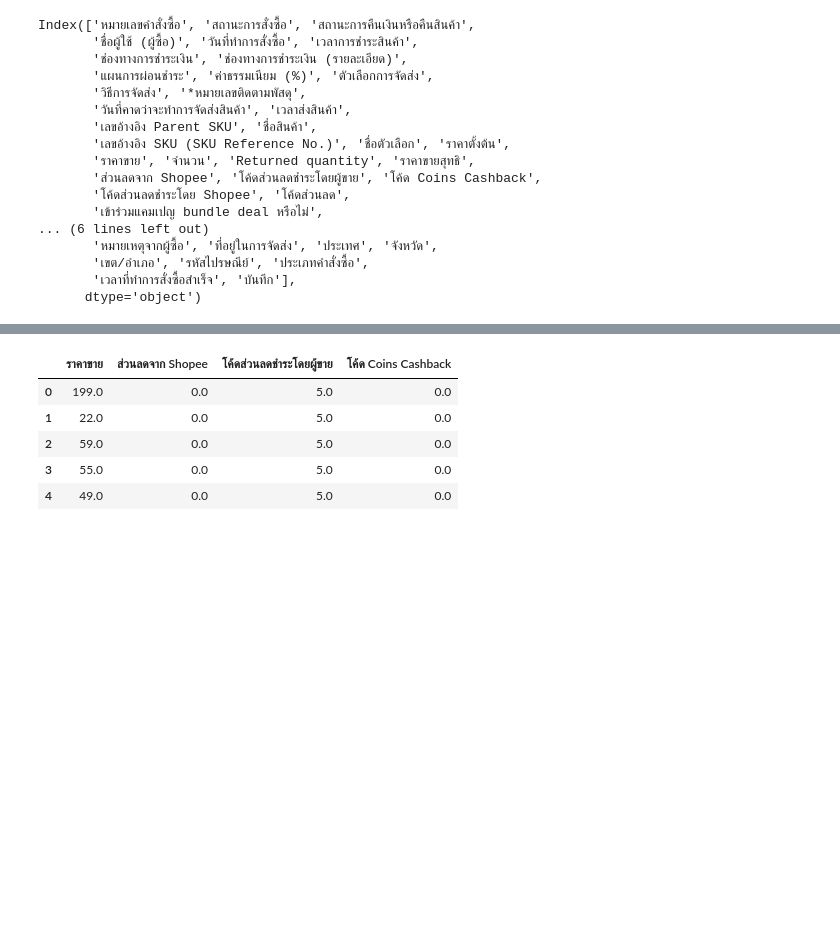
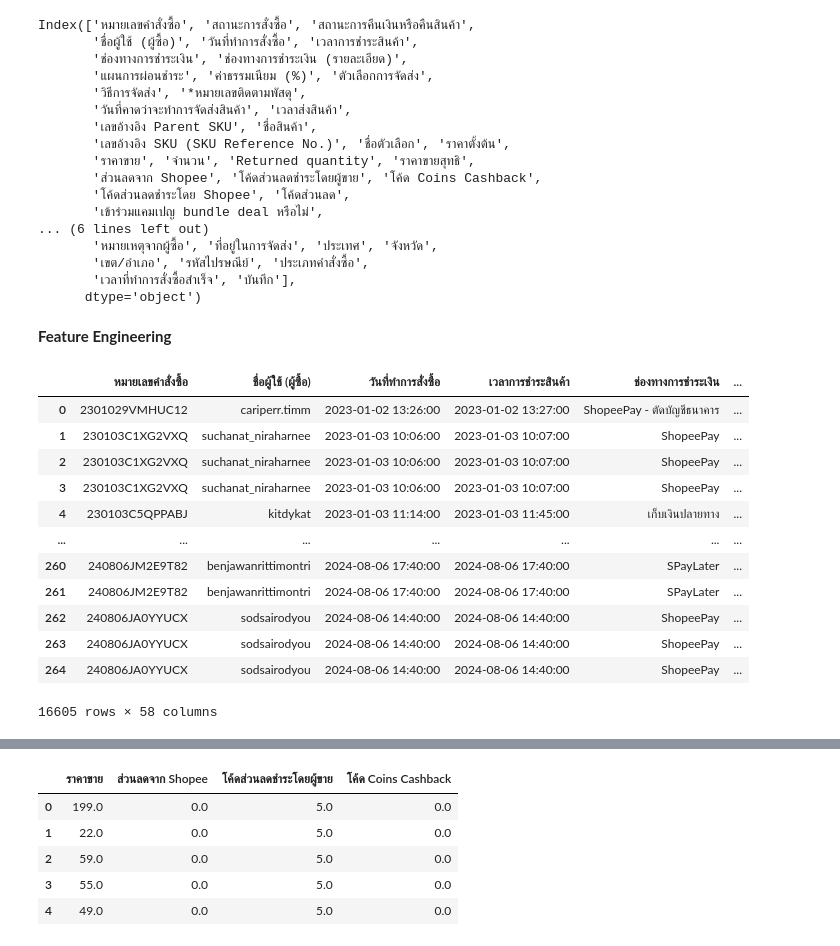
Before and after one commit to xXFarskyXx/Prompt-Project, a Jupyter notebook: Clean Data Full.ipynb, the cells around one changed output, grey strips where cells are left out. Drawn from its saved outputs; the diff is of its cells as text; code cells hidden in the pictures; blank space fills up the shorter version.

```diff
--- a/Clean Data Full.ipynb
+++ b/Clean Data Full.ipynb
@@ -51,3 +51,7 @@ Index(['หมายเลขคำสั่งซื้อ', 'สถานะ
        'เขต/อำเภอ', 'รหัสไปรษณีย์', 'ประเภทคำสั่งซื้อ',
        'เวลาที่ทำการสั่งซื้อสำเร็จ', 'บันทึก'],
       dtype='object')
+# %% [markdown]
+**Feature Engineering**
+# %%
+df.drop(columns = ["ค่าธรรมเนียม (%)" , "วิธีการจัดส่ง" , "เลขอ้างอิง Parent SKU" , "สถานะการสั่งซื้อ" , "สถานะการคืนเงินหรือคืนสินค้า"] , inplace = True)
@@ -53,0 +88,16 @@ Index(['หมายเลขคำสั่งซื้อ', 'สถานะ
+# %%
+df
+# %% [output]
+|  | หมายเลขคำสั่งซื้อ | ชื่อผู้ใช้ (ผู้ซื้อ) | วันที่ทำการสั่งซื้อ | เวลาการชำระสินค้า | ช่องทางการชำระเงิน | ... |
+| 0 | 2301029VMHUC12 | cariperr.timm | 2023-01-02 13:26:00 | 2023-01-02 13:27:00 | ShopeePay - ตัดบัญชีธนาคาร | ... |
+| 1 | 230103C1XG2VXQ | suchanat_niraharnee | 2023-01-03 10:06:00 | 2023-01-03 10:07:00 | ShopeePay | ... |
+| 2 | 230103C1XG2VXQ | suchanat_niraharnee | 2023-01-03 10:06:00 | 2023-01-03 10:07:00 | ShopeePay | ... |
+| 3 | 230103C1XG2VXQ | suchanat_niraharnee | 2023-01-03 10:06:00 | 2023-01-03 10:07:00 | ShopeePay | ... |
+| 4 | 230103C5QPPABJ | kitdykat | 2023-01-03 11:14:00 | 2023-01-03 11:45:00 | เก็บเงินปลายทาง | ... |
+| ... | ... | ... | ... | ... | ... | ... |
+| 260 | 240806JM2E9T82 | benjawanrittimontri | 2024-08-06 17:40:00 | 2024-08-06 17:40:00 | SPayLater | ... |
+| 261 | 240806JM2E9T82 | benjawanrittimontri | 2024-08-06 17:40:00 | 2024-08-06 17:40:00 | SPayLater | ... |
+| 262 | 240806JA0YYUCX | sodsairodyou | 2024-08-06 14:40:00 | 2024-08-06 14:40:00 | ShopeePay | ... |
+| 263 | 240806JA0YYUCX | sodsairodyou | 2024-08-06 14:40:00 | 2024-08-06 14:40:00 | ShopeePay | ... |
+| 264 | 240806JA0YYUCX | sodsairodyou | 2024-08-06 14:40:00 | 2024-08-06 14:40:00 | ShopeePay | ... |
+16605 rows × 58 columns
```
Also changed, not shown: parts of 9 cells of this notebook, 7 other files.
